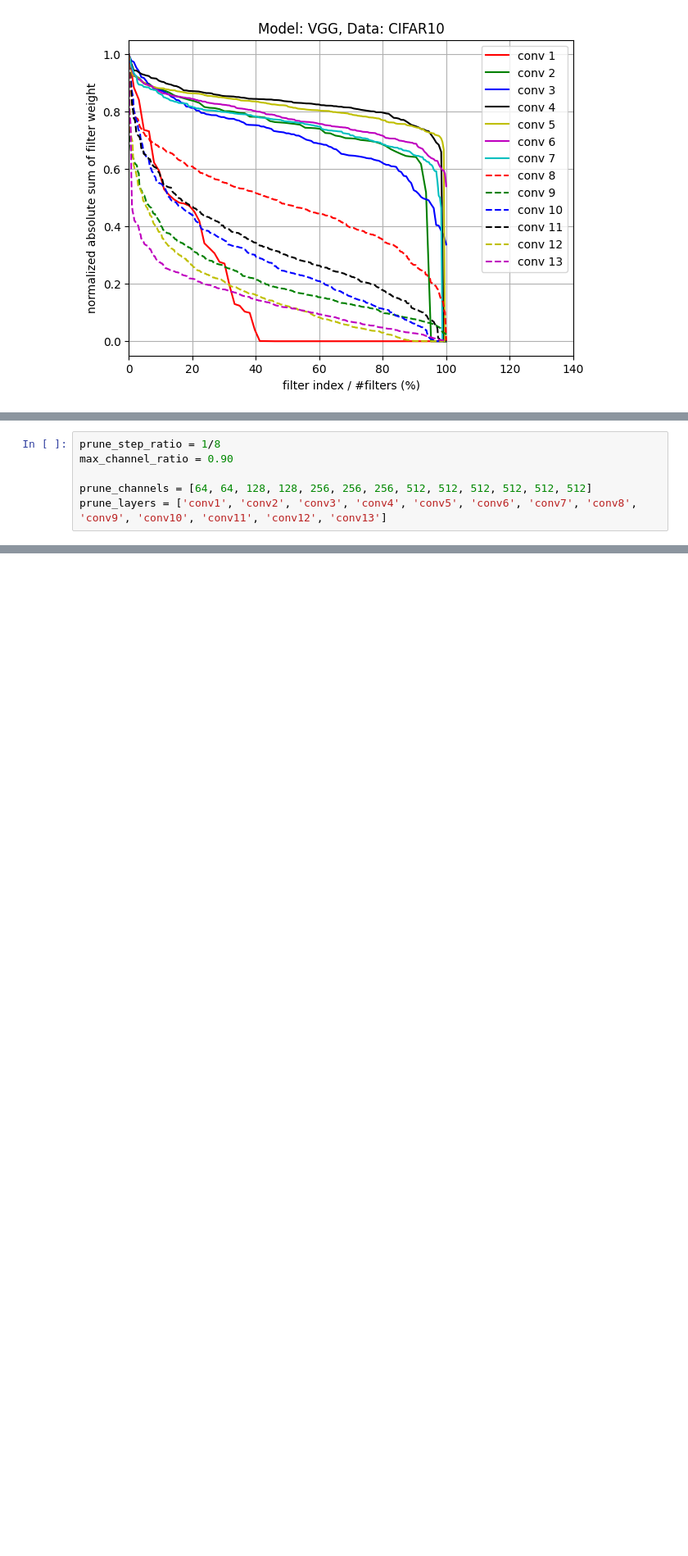
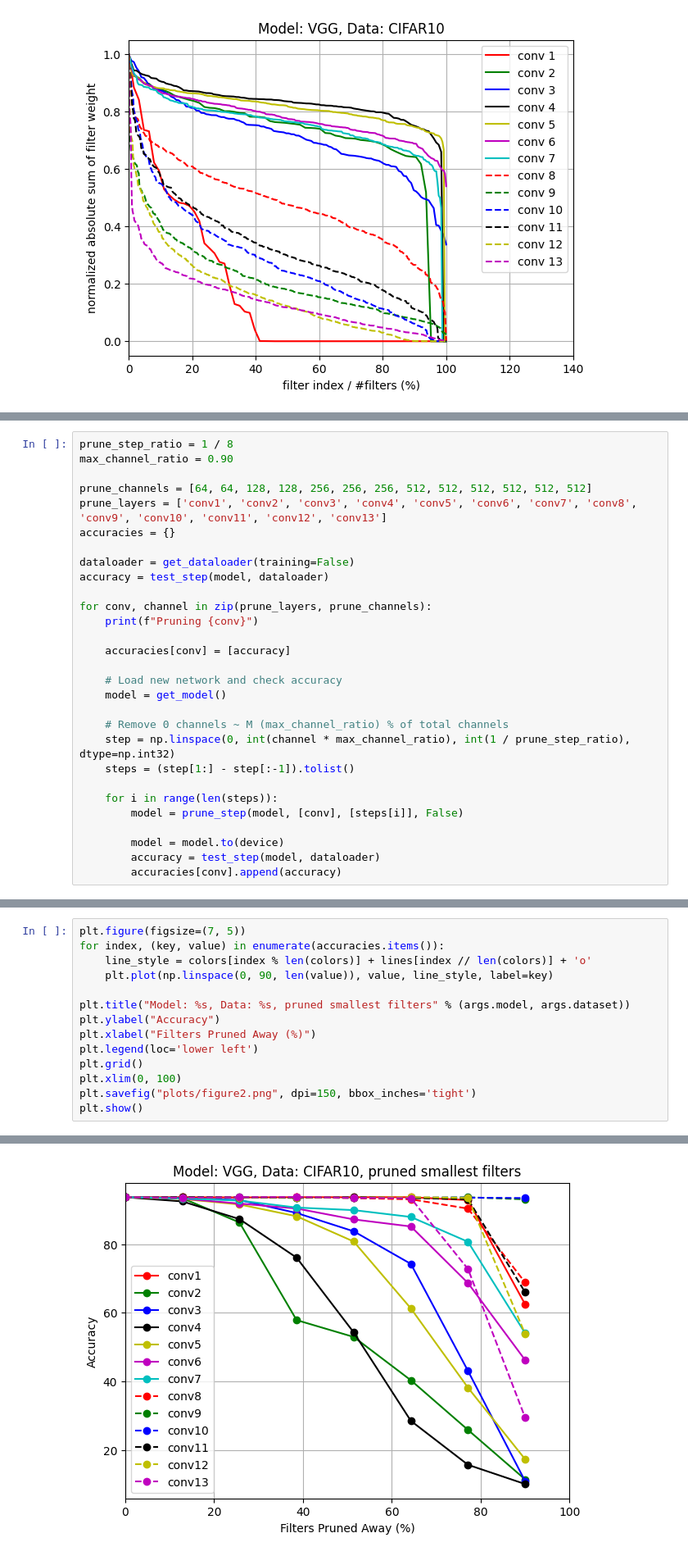
Before and after one commit to slayerofdrosophila/cs159finalgroup1, a Jupyter notebook: prune_filter_for_efficient_convnets.ipynb, the cells around one changed output, grey strips where cells are left out. Shown: that part at 82% size. Drawn from its saved outputs; the diff is of its cells as text; blank space fills up the shorter version.

Commit message:
jupyter updates, graphs generate properly

```diff
--- a/prune_filter_for_efficient_convnets.ipynb
+++ b/prune_filter_for_efficient_convnets.ipynb
@@ -70,6 +74,29 @@ plt.show()
 # %%
-prune_step_ratio = 1/8
+prune_step_ratio = 1 / 8
 max_channel_ratio = 0.90
 
 prune_channels = [64, 64, 128, 128, 256, 256, 256, 512, 512, 512, 512, 512, 512]
 prune_layers = ['conv1', 'conv2', 'conv3', 'conv4', 'conv5', 'conv6', 'conv7', 'conv8', 'conv9', 'conv10', 'conv11', 'conv12', 'conv13']
+accuracies = {}
+
+dataloader = get_dataloader(training=False)
+accuracy = test_step(model, dataloader)
+
+for conv, channel in zip(prune_layers, prune_channels):
+    print(f"Pruning {conv}")
+
+    accuracies[conv] = [accuracy]
+
+    # Load new network and check accuracy
+    model = get_model()
+
+    # Remove 0 channels ~ M (max_channel_ratio) % of total channels
+    step = np.linspace(0, int(channel * max_channel_ratio), int(1 / prune_step_ratio), dtype=np.int32)
+    steps = (step[1:] - step[:-1]).tolist()
+
+    for i in range(len(steps)):
+        model = prune_step(model, [conv], [steps[i]], False)
+
+        model = model.to(device)
+        accuracy = test_step(model, dataloader)
+        accuracies[conv].append(accuracy)
@@ -77,0 +120,15 @@ check accuracy of the pruned network
+# %%
+plt.figure(figsize=(7, 5))
+for index, (key, value) in enumerate(accuracies.items()):
+    line_style = colors[index % len(colors)] + lines[index // len(colors)] + 'o'
+    plt.plot(np.linspace(0, 90, len(value)), value, line_style, label=key)
+
+plt.title("Model: %s, Data: %s, pruned smallest filters" % (args.model, args.dataset))
+plt.ylabel("Accuracy")
+plt.xlabel("Filters Pruned Away (%)")
+plt.legend(loc='lower left')
+plt.grid()
+plt.xlim(0, 100)
+plt.savefig("plots/figure2.png", dpi=150, bbox_inches='tight')
+plt.show()
+# %% [output]
@@ -77,0 +136 @@ check accuracy of the pruned network
+[figure, added]
```
Also changed, not shown: parts of 18 cells of this notebook, 3 other files.
